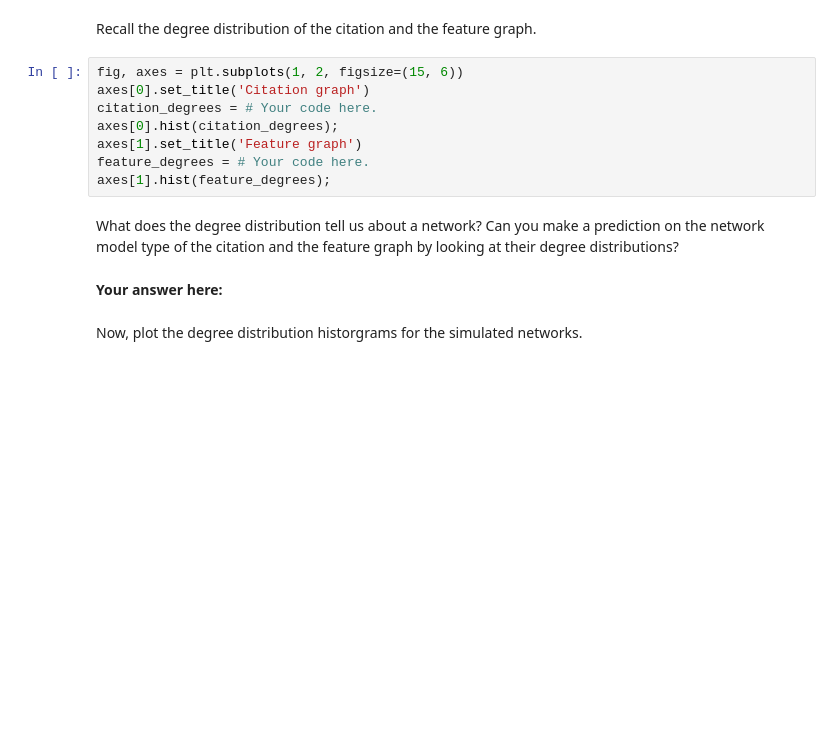
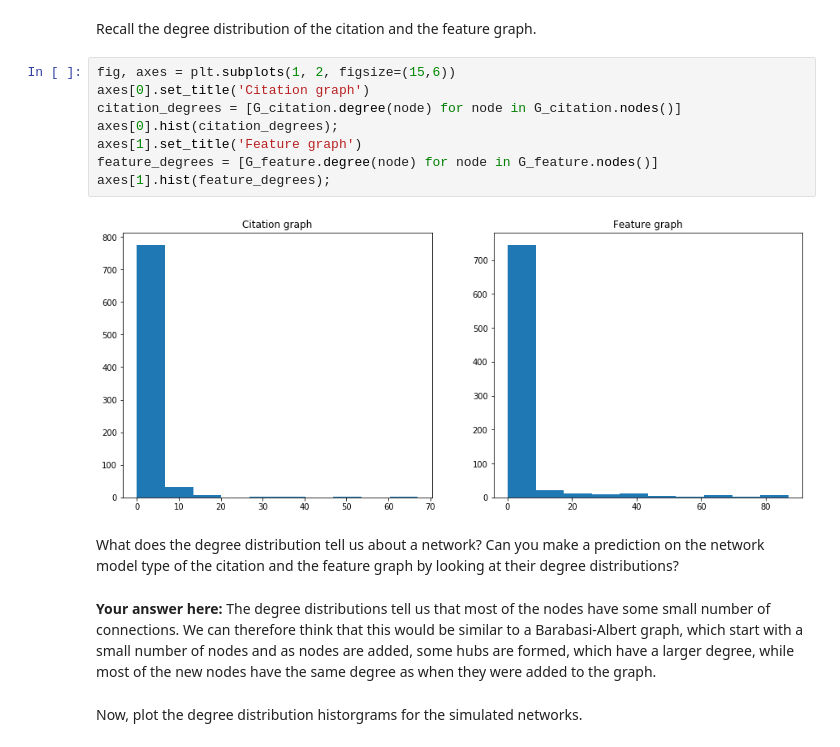
Before and after one commit to alex-mocanu/A-Network-Tour-of-DS-Homework, a Jupyter notebook: Assignment 1/1_network_science.ipynb, the cells around one changed output. Saved outputs shown, nothing was run; the diff lists cells and outputs as text; blank space fills up the shorter version.

```diff
--- a/Assignment 1/1_network_science.ipynb
+++ b/Assignment 1/1_network_science.ipynb
@@ -517,17 +545,19 @@ print('The giant component of the new Erdos-Rényi network has {} nodes and {} e
 # %% [markdown]
 Recall the degree distribution of the citation and the feature graph.
 # %%
-fig, axes = plt.subplots(1, 2, figsize=(15, 6))
+fig, axes = plt.subplots(1, 2, figsize=(15,6))
 axes[0].set_title('Citation graph')
-citation_degrees = # Your code here.
+citation_degrees = [G_citation.degree(node) for node in G_citation.nodes()]
 axes[0].hist(citation_degrees);
 axes[1].set_title('Feature graph')
-feature_degrees = # Your code here.
+feature_degrees = [G_feature.degree(node) for node in G_feature.nodes()]
 axes[1].hist(feature_degrees);
+# %% [output]
+[figure, added]
 # %% [markdown]
 What does the degree distribution tell us about a network? Can you make a prediction on the network model type of the citation and the feature graph by looking at their degree distributions?
-# %% [markdown]
-**Your answer here:**
+# %% [markdown]
+**Your answer here:** The degree distributions tell us that most of the nodes have some small number of connections. We can therefore think that this would be similar to a Barabasi-Albert graph, which start with a small number of nodes and as nodes are added, some hubs are formed, which have a larger degree, while most of the new nodes have the same degree as when they were added to the graph.
 # %% [markdown]
 Now, plot the degree distribution historgrams for the simulated networks.
 # %%
```
Also changed, not shown: parts of 59 cells of this notebook.
